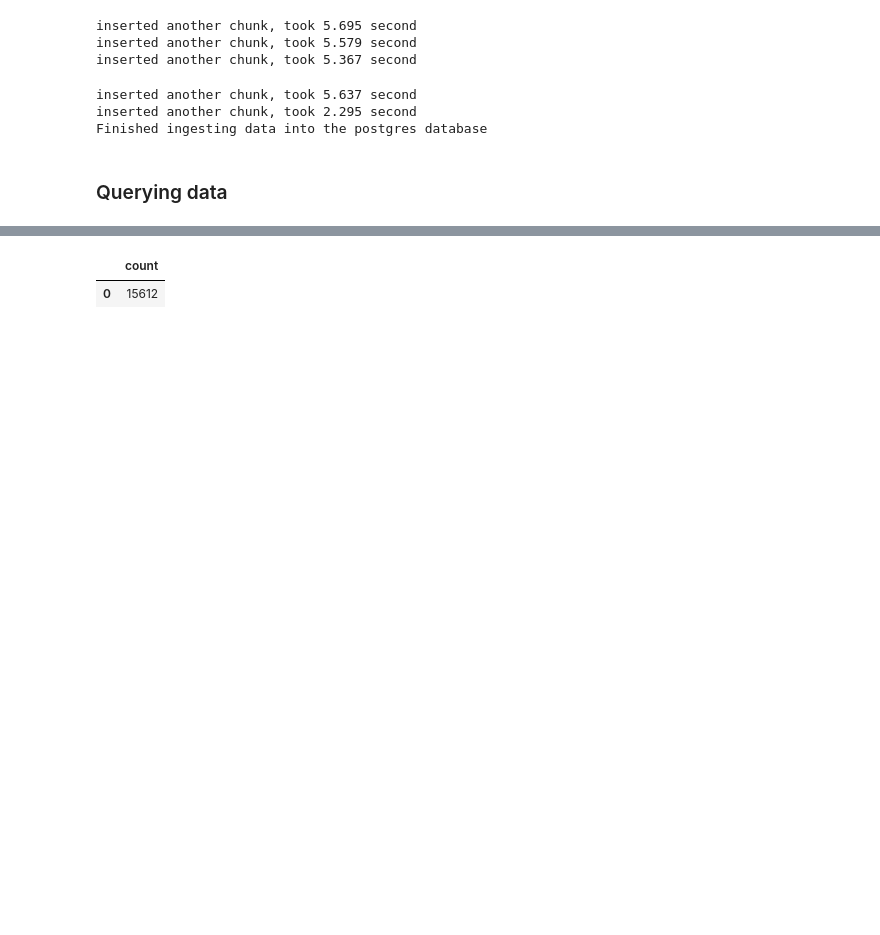
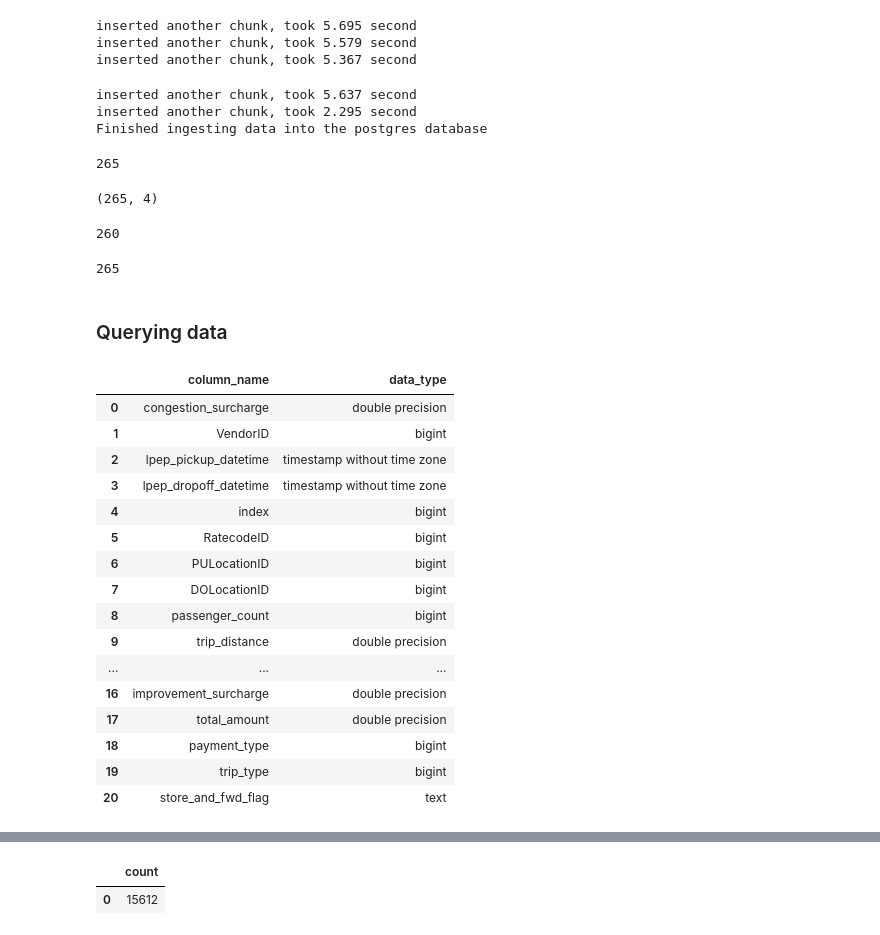
Before and after one commit to MikeMadeira/Data-Engineering-Zoomcamp, a Jupyter notebook: ingest_data_to_postgres.ipynb, the cells around one changed output, grey strips where cells are left out. Cells and saved outputs as stored; diff of their text form; code cells hidden in the pictures; blank space fills up the shorter version.

```diff
--- a/ingest_data_to_postgres.ipynb
+++ b/ingest_data_to_postgres.ipynb
@@ -120,5 +124,46 @@ inserted another chunk, took 5.367 second
 inserted another chunk, took 5.637 second
 inserted another chunk, took 2.295 second
 Finished ingesting data into the postgres database
+# %%
+zones_df.LocationID.nunique()
+# %% [output]
+265
+# %%
+zones_df.shape
+# %% [output]
+(265, 4)
+# %%
+df['DOLocationID'].nunique()
+# %% [output]
+260
+# %%
+zones_df.to_sql(name='taxi_trips_zones', con=engine, if_exists='append')
+# %% [output]
+265
 # %% [markdown]
 ### Querying data
+# %%
+query = """
+SELECT column_name, data_type
+FROM information_schema.columns
+WHERE table_name = 'green_taxi_trips';
+"""
+pd.read_sql(query, con=engine)
+# %% [output]
+|  | column_name | data_type |
+| 0 | congestion_surcharge | double precision |
+| 1 | VendorID | bigint |
+| 2 | lpep_pickup_datetime | timestamp without time zone |
+| 3 | lpep_dropoff_datetime | timestamp without time zone |
+| 4 | index | bigint |
+| 5 | RatecodeID | bigint |
+| 6 | PULocationID | bigint |
+| 7 | DOLocationID | bigint |
+| 8 | passenger_count | bigint |
+| 9 | trip_distance | double precision |
+| ... | ... | ... |
+| 16 | improvement_surcharge | double precision |
+| 17 | total_amount | double precision |
+| 18 | payment_type | bigint |
+| 19 | trip_type | bigint |
+| 20 | store_and_fwd_flag | text |
```
Also changed, not shown: parts of 8 cells of this notebook, 1 other file.
